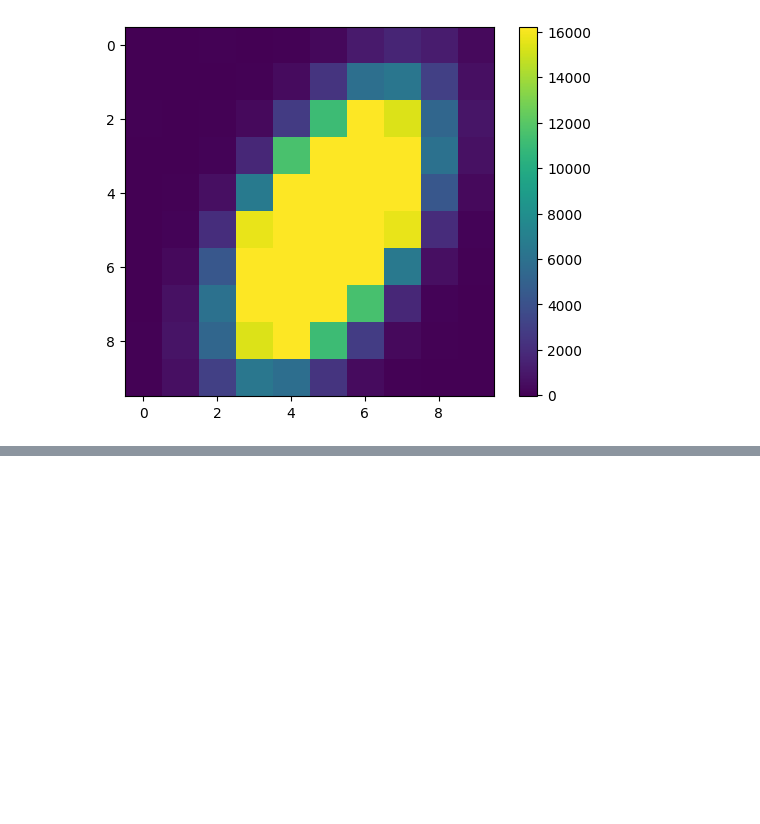
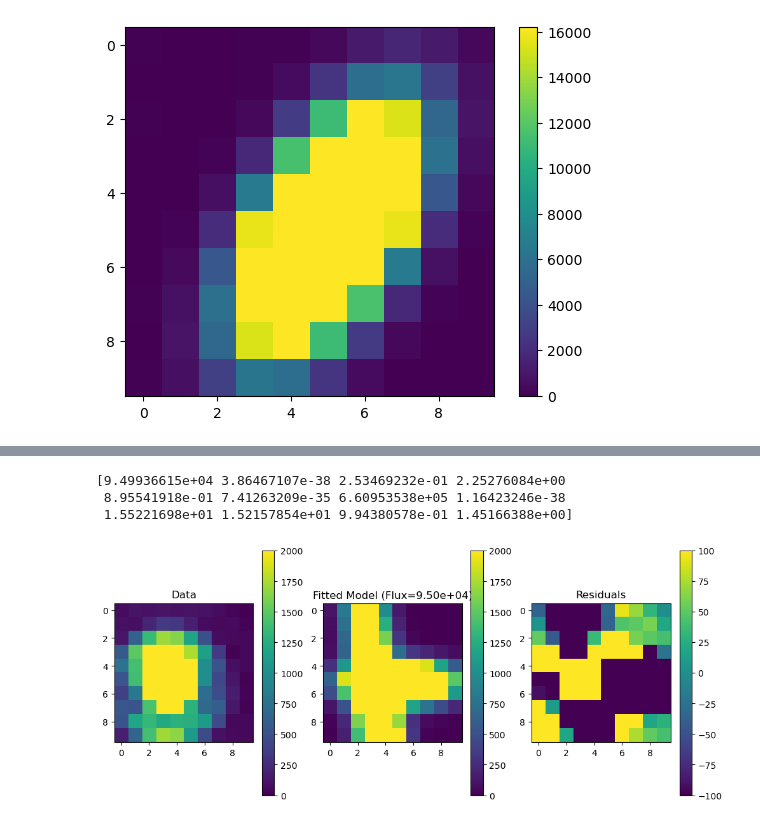
Before and after one commit to VForiel/PhD-Experiments, a Jupyter notebook: UHDR.ipynb, the cells around one changed output, grey strips where cells are left out. Saved outputs shown, nothing was run; the diff lists cells and outputs as text; code cells hidden in the pictures; blank space fills up the shorter version.

```diff
--- a/UHDR.ipynb
+++ b/UHDR.ipynb
@@ -70,0 +129,51 @@ plt.show()
+# %%
+N = phobos.Config().get('cred3.output_sizes')
+saturation = 16383
+dark_img = phobos.Cred3().dark_shm_obj.get_latest_data() # Dark image
+dark = phobos.Cred3().crop_outputs_from_image(dark_img)[0]
+
+output_img = phobos.Cred3().get_image()
+output = phobos.Cred3().crop_outputs_from_image(output_img)[0]
+
+def model3(fluxa, x0a, y0a, sigma_xa, sigma_ya, thetaa, fluxb, x0b, y0b, sigma_xb, sigma_yb, thetab):
+    img_a = gauss2D(*np.meshgrid(np.arange(N), np.arange(N)), N//2 + x0a, N//2 + y0a, sigma_xa, sigma_ya, flux_to_amp(fluxa, sigma_xa, sigma_ya), thetaa)
+    img_b = gauss2D(*np.meshgrid(np.arange(N), np.arange(N)), N//2 + x0b, N//2 + y0b, sigma_xb, sigma_yb, flux_to_amp(fluxb, sigma_xb, sigma_yb), thetab)
+    img = img_a + img_b
+    saturation_per_pixel = saturation - dark
+    img = np.clip(img, -np.inf, saturation_per_pixel)
+    return img
+
+guess_flux = np.sum(output)
+guess_sigmax = N/10
+guess_sigmay = N/10
+guess_theta = 0
+guess_x0 = 0
+guess_y0 = 0
+
+popt, pcov = curve_fit(
+    lambda f, fluxa, x0a, y0a, sigma_xa, sigma_ya, thetaa, fluxb, x0b, y0b, sigma_xb, sigma_yb, thetab: model3(fluxa, x0a, y0a, sigma_xa, sigma_ya, thetaa, fluxb, x0b, y0b, sigma_xb, sigma_yb, thetab).flatten(),
+    np.zeros(output.size), output.flatten(), p0=[guess_flux, guess_x0, guess_y0, guess_sigmax, guess_sigmay, guess_theta, guess_flux, guess_x0, guess_y0+1, guess_sigmax, guess_sigmay, guess_theta], bounds=(0, 1e7))
+
+print(popt)
+
+fitted_flux = popt[0]
+fitted_img = model3(*popt)
+plt.figure(figsize=(12, 5))
+plt.subplot(1, 3, 1)
+plt.title("Data")
+plt.imshow(output, vmin=0, vmax=np.max(dark))
+plt.colorbar()
+plt.subplot(1, 3, 2)
+plt.title(f"Fitted Model (Flux={fitted_flux:.2e})")
+plt.imshow(fitted_img, vmin=0, vmax=np.max(dark))
+plt.colorbar()
+plt.subplot(1, 3, 3)
+plt.title("Residuals")
+plt.imshow(output - fitted_img, vmin=-100, vmax=100)
+plt.colorbar()
+plt.show()
+# %% [output]
+[9.49936615e+04 3.86467107e-38 2.53469232e-01 2.25276084e+00
+ 8.95541918e-01 7.41263209e-35 6.60953538e+05 1.16423246e-38
+ 1.55221698e+01 1.52157854e+01 9.94380578e-01 1.45166388e+00]
+[figure, added]
```
Also changed, not shown: parts of 7 cells of this notebook, 2 other files.
